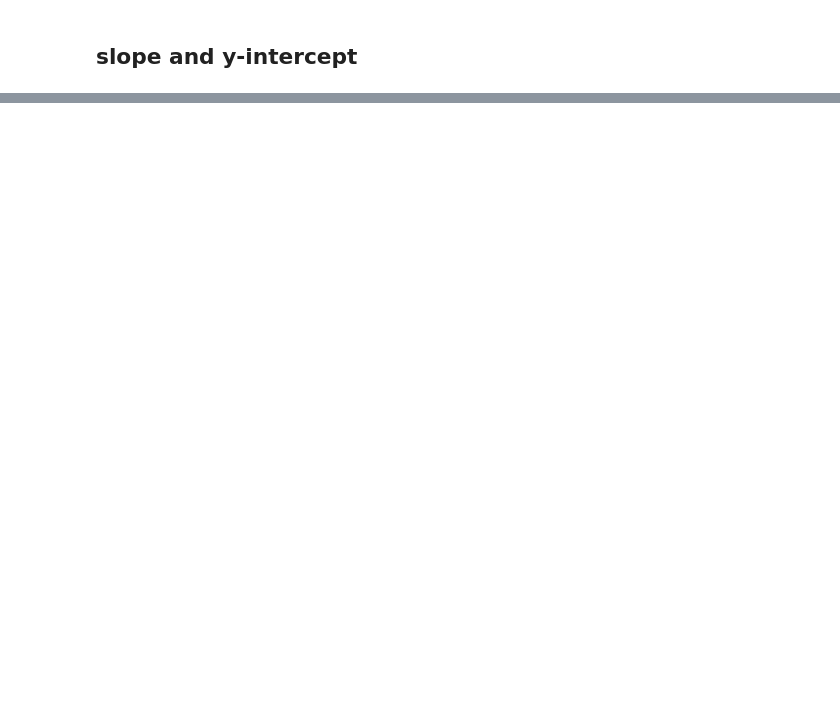
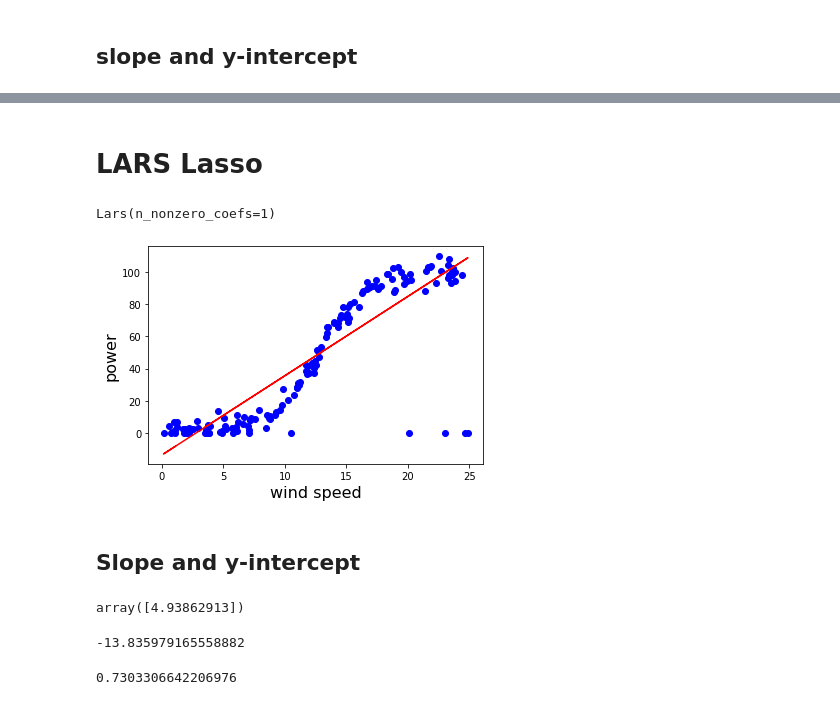
Before and after one commit to radekv23/power-production, a Jupyter notebook: power-production.ipynb, the cells around one changed output, grey strips where cells are left out. Drawn from its saved outputs; the diff is of its cells as text; code cells hidden in the pictures; blank space fills up the shorter version.

Commit message:
LARS Lasso

```diff
--- a/power-production.ipynb
+++ b/power-production.ipynb
@@ -311,0 +312,29 @@ reg_lasso.score(x_test,y_test)
+# %% [markdown]
+# LARS Lasso
+# %%
+reg_lars = lm.Lars(n_nonzero_coefs=1)
+reg_lars.fit(x_train,y_train)
+# %% [output]
+Lars(n_nonzero_coefs=1)
+# %%
+plt.xlabel('wind speed',fontsize = 16)
+plt.ylabel('power',fontsize = 16)
+plt.scatter(x_test,y_test, color='blue')
+plt.plot(x_test,reg_lars.predict(x_test),color = 'r')
+plt.show()
+# %% [output]
+[figure, added]
+# %% [markdown]
+## Slope and y-intercept
+# %%
+reg_lars.coef_ #slope
+# %% [output]
+array([4.93862913])
+# %%
+reg_lars.intercept_ #y-intercept
+# %% [output]
+-13.835979165558882
+# %%
+reg_lars.score(x_test,y_test)
+# %% [output]
+0.7303306642206976
```
Also changed, not shown: parts of 16 cells of this notebook.
